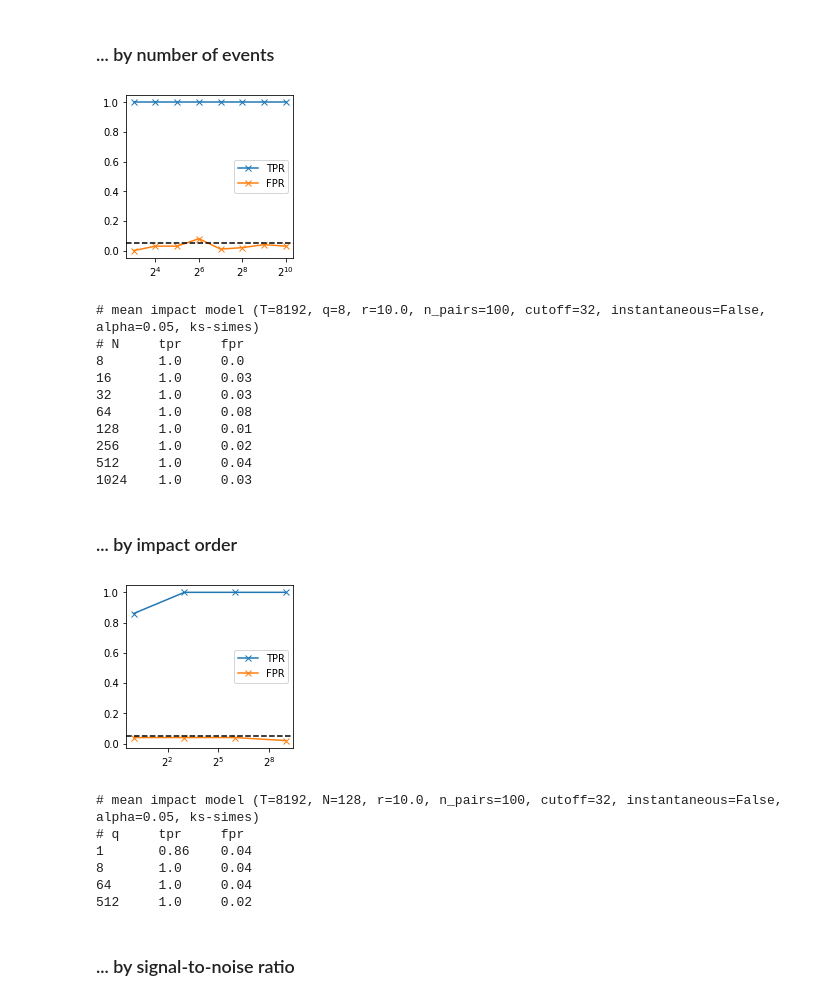
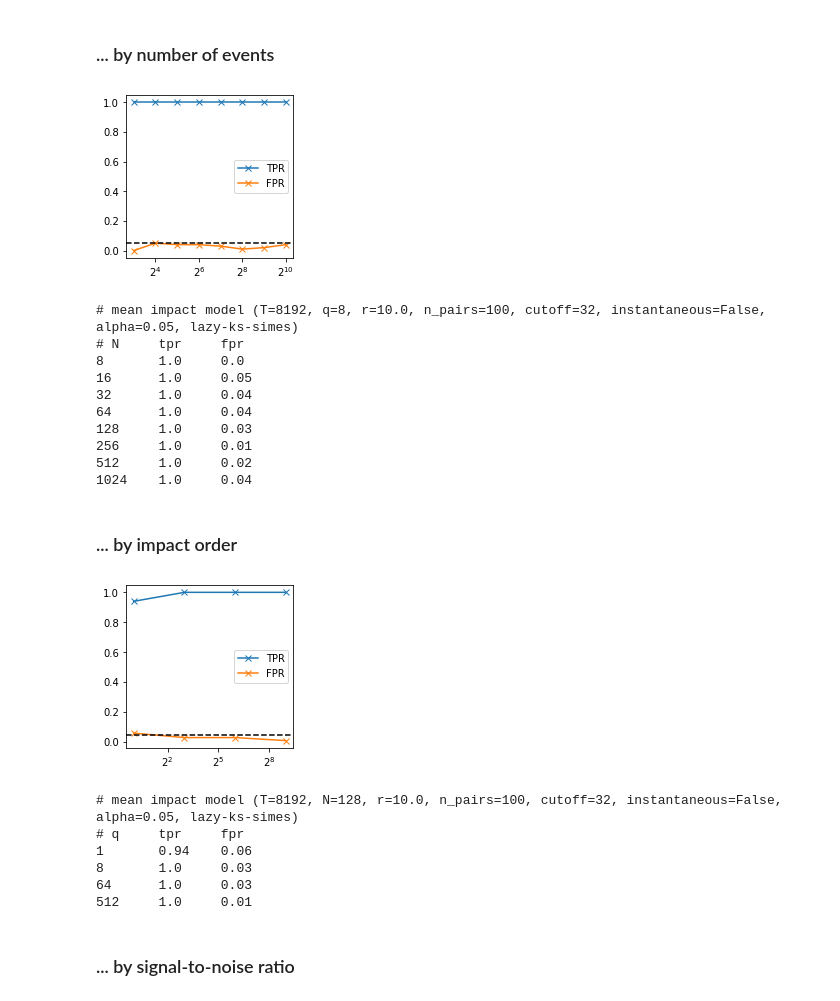
Before and after one commit to diozaka/eitest, a Jupyter notebook: simulations.ipynb, the cells around one changed output. Drawn from its saved outputs; the diff is of its cells as text; code cells hidden in the pictures.

```diff
--- a/simulations.ipynb
+++ b/simulations.ipynb
@@ -81,7 +81,7 @@ for ts in [
     ax1.plot(ts)
     ax1.plot(es*np.max(ts), alpha=0.5)
     ax1.set_xlim(0, len(es))
-    samples = eitest.obtain_samples(es, ts, lag_cutoff=15, instantaneous=True)
+    samples = eitest.obtain_samples(es, ts, method='lazy', lag_cutoff=15, instantaneous=True)
     eitest.plot_samples(samples, ax2)
     plt.show()
 # %% [output]
@@ -92,7 +92,7 @@ for ts in [
 # Simulations
 # %%
 def test_simul_pairs(impact_model, param_T, param_N, param_q, param_r,
-                     n_pairs, lag_cutoff, instantaneous,
+                     n_pairs, lag_cutoff, instantaneous, sample_method,
                      twosamp_test, multi_test, alpha):
     true_positive = 0.
     false_positive = 0.
@@ -109,6 +109,7 @@ def test_simul_pairs(impact_model, param_T, param_N, param_q, param_r,
 
         # coupled pair
         samples = eitest.obtain_samples(es, ts, lag_cutoff=lag_cutoff,
+                                        method=sample_method,
                                         instantaneous=instantaneous,
                                         sort=(twosamp_test == 'ks')) # samples need to be sorted for K-S test
         tstats, pvals = eitest.pairwise_twosample_tests(samples, twosamp_test, min_pts=2)
@@ -117,6 +118,7 @@ def test_simul_pairs(impact_model, param_T, param_N, param_q, param_r,
 
         # uncoupled pair
         samples = eitest.obtain_samples(np.random.permutation(es), ts, lag_cutoff=lag_cutoff,
+                                        method=sample_method,
                                         instantaneous=instantaneous,
                                         sort=(twosamp_test == 'ks'))
         tstats, pvals = eitest.pairwise_twosample_tests(samples, twosamp_test, min_pts=2)
@@ -132,6 +134,7 @@ n_pairs = 100
 alpha = 0.05
 twosamp_test = 'ks'
 multi_test = 'simes'
+sample_method = 'lazy'
 lag_cutoff = 32
 instantaneous = False
 # %% [markdown]
@@ -150,7 +153,8 @@ fprs = np.empty(len(vals))
 for i, val in enumerate(vals):
     tprs[i], fprs[i] = test_simul_pairs(impact_model='mean', param_T=default_T,
                                         param_N=val, param_q=default_q, param_r=default_r,
-                                        n_pairs=n_pairs, lag_cutoff=lag_cutoff, instantaneous=instantaneous,
+                                        n_pairs=n_pairs, sample_method=sample_method,
+                                        lag_cutoff=lag_cutoff, instantaneous=instantaneous,
                                         twosamp_test=twosamp_test, multi_test=multi_test, alpha=alpha)
 
 plt.figure(figsize=(3,3))
@@ -161,55 +165,56 @@ plt.gca().set_xscale('log', base=2)
 plt.legend()
 plt.show()
 
-print(f'# mean impact model (T={default_T}, q={default_q}, r={default_r}, n_pairs={n_pairs}, cutoff={lag_cutoff}, instantaneous={instantaneous}, alpha={alpha}, {twosamp_test}-{multi_test})')
+print(f'# mean impact model (T={default_T}, q={default_q}, r={default_r}, n_pairs={n_pairs}, cutoff={lag_cutoff}, instantaneous={instantaneous}, alpha={alpha}, {sample_method}-{twosamp_test}-{multi_test})')
 print(f'# N\ttpr\tfpr')
 for i, (tpr, fpr) in enumerate(zip(tprs, fprs)):
     print(f'{vals[i]}\t{tpr}\t{fpr}')
 # %% [output]
-[figure, old version]
+[figure, new version]
-# mean impact model (T=8192, q=8, r=10.0, n_pairs=100, cutoff=32, instantaneous=False, alpha=0.05, ks-simes)
+# mean impact model (T=8192, q=8, r=10.0, n_pairs=100, cutoff=32, instantaneous=False, alpha=0.05, lazy-ks-simes)
 # N     tpr     fpr
 8       1.0     0.0
-16      1.0     0.03
-32      1.0     0.03
-64      1.0     0.08
-128     1.0     0.01
-256     1.0     0.02
-512     1.0     0.04
-1024    1.0     0.03
+16      1.0     0.05
+32      1.0     0.04
+64      1.0     0.04
+128     1.0     0.03
+256     1.0     0.01
+512     1.0     0.02
+1024    1.0     0.04
 # %% [markdown]
 ### ... by impact order
 # %%
 vals = [1, 8, 64, 512]
 
 tprs = np.empty(len(vals))
 fprs = np.empty(len(vals))
 for i, val in enumerate(vals):
     tprs[i], fprs[i] = test_simul_pairs(impact_model='mean', param_T=default_T,
                                         param_N=default_N, param_q=val, param_r=default_r,
-                                        n_pairs=n_pairs, lag_cutoff=lag_cutoff, instantaneous=instantaneous,
+                                        n_pairs=n_pairs, sample_method=sample_method,
+                                        lag_cutoff=lag_cutoff, instantaneous=instantaneous,
                                         twosamp_test=twosamp_test, multi_test=multi_test, alpha=alpha)
 
 plt.figure(figsize=(3,3))
 plt.plot(vals, tprs, label='TPR', marker='x')
 plt.plot(vals, fprs, label='FPR', marker='x')
 plt.axhline(alpha, ls='--', c='black')
 plt.gca().set_xscale('log', base=2)
 plt.legend()
 plt.show()
 
-print(f'# mean impact model (T={default_T}, N={default_N}, r={default_r}, n_pairs={n_pairs}, cutoff={lag_cutoff}, instantaneous={instantaneous}, alpha={alpha}, {twosamp_test}-{multi_test})')
+print(f'# mean impact model (T={default_T}, N={default_N}, r={default_r}, n_pairs={n_pairs}, cutoff={lag_cutoff}, instantaneous={instantaneous}, alpha={alpha}, {sample_method}-{twosamp_test}-{multi_test})')
 print(f'# q\ttpr\tfpr')
 for i, (tpr, fpr) in enumerate(zip(tprs, fprs)):
     print(f'{vals[i]}\t{tpr}\t{fpr}')
 # %% [output]
-[figure, old version]
+[figure, new version]
-# mean impact model (T=8192, N=128, r=10.0, n_pairs=100, cutoff=32, instantaneous=False, alpha=0.05, ks-simes)
+# mean impact model (T=8192, N=128, r=10.0, n_pairs=100, cutoff=32, instantaneous=False, alpha=0.05, lazy-ks-simes)
 # q     tpr     fpr
-1       0.86    0.04
-8       1.0     0.04
-64      1.0     0.04
-512     1.0     0.02
+1       0.94    0.06
+8       1.0     0.03
+64      1.0     0.03
+512     1.0     0.01
 # %% [markdown]
 ### ... by signal-to-noise ratio
 # %%
```
Also changed, not shown: parts of 6 cells of this notebook, 1 other file.
